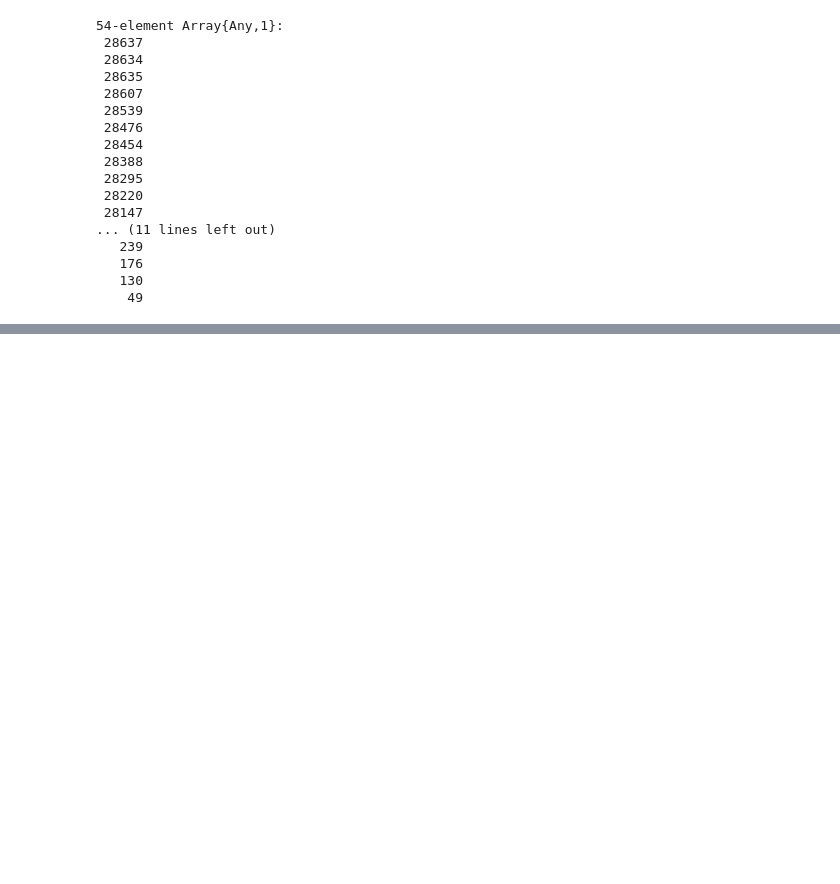
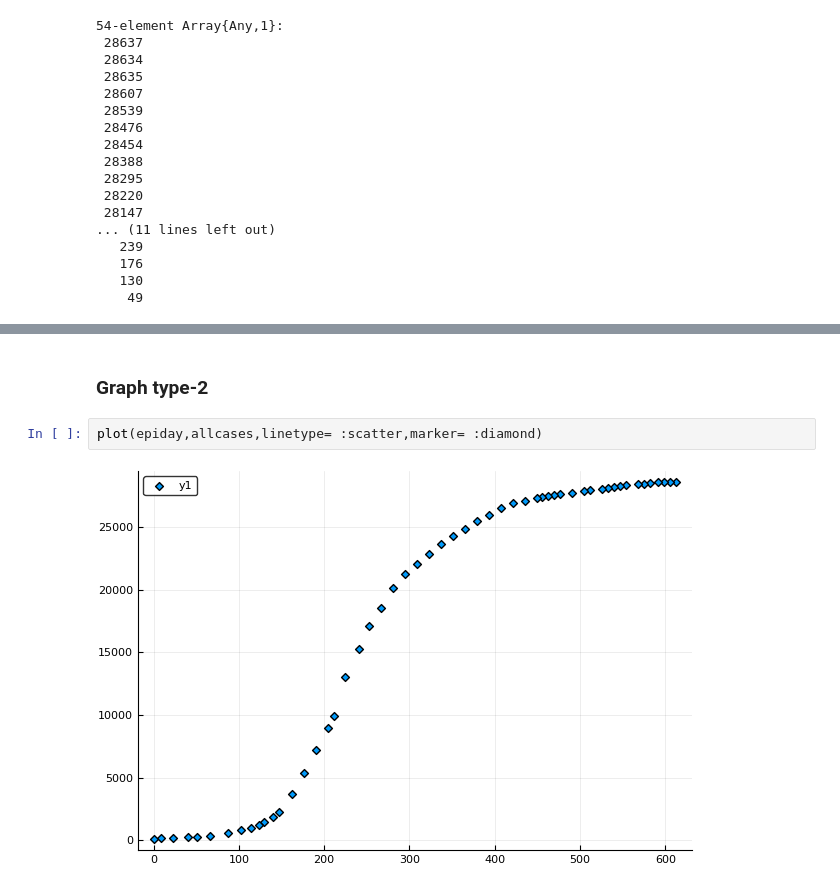
Before and after one commit to mirsahib/Project-Earth, a Jupyter notebook: Coursera/Week2/Simple_Ploting.ipynb, the cells around one changed output, grey strips where cells are left out. Saved outputs shown, nothing was run; the diff lists cells and outputs as text; blank space fills up the shorter version.

```diff
--- a/Coursera/Week2/Simple_Ploting.ipynb
+++ b/Coursera/Week2/Simple_Ploting.ipynb
@@ -196,0 +199,6 @@ allcases
+# %% [markdown]
+### Graph type-2
+# %%
+plot(epiday,allcases,linetype= :scatter,marker= :diamond)
+# %% [output]
+[figure, added]
```
Also changed, not shown: parts of 10 cells of this notebook, 1 other file.
